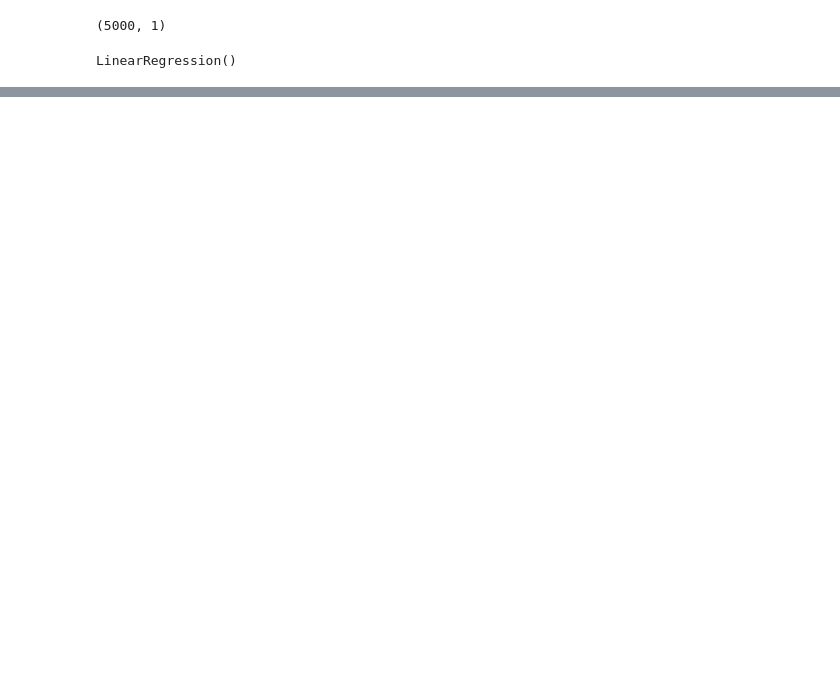
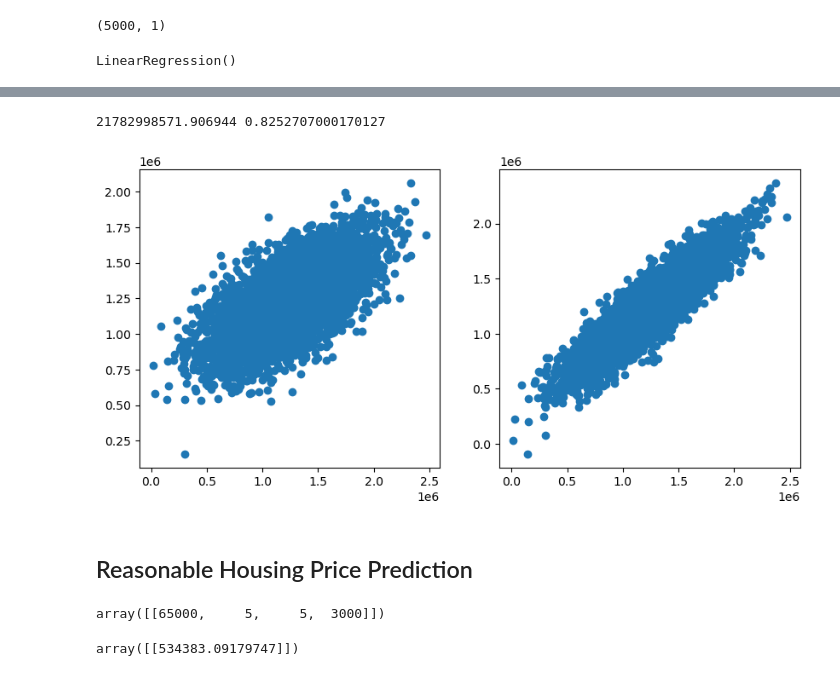
Before and after one commit to steve-yuan-8276/machine_learning, a Jupyter notebook: usa_housing_price/us_housing_price_prediction.ipynb, the cells around one changed output, grey strips where cells are left out. Saved outputs shown, nothing was run; the diff lists cells and outputs as text; code cells hidden in the pictures; blank space fills up the shorter version.

```diff
--- a/usa_housing_price/us_housing_price_prediction.ipynb
+++ b/usa_housing_price/us_housing_price_prediction.ipynb
@@ -186,0 +150,4 @@ plt.show()
+# %%
+# Define x_multi
+x_multi = df.drop(columns=['Price', 'Avg. Area Number of Rooms', 'Address'])
+x_multi
@@ -186,0 +168,6 @@ plt.show()
+# %%
+# Set up 2nd Linear_model
+lr_multi = LinearRegression()
+
+#train the model
+lr_multi.fit(x_multi, y)
@@ -186,0 +176,4 @@ plt.show()
+# %%
+# Make prediction
+y_predict_multi = lr_multi.predict(x_multi)
+print(y_predict_multi)
@@ -186,0 +188,41 @@ plt.show()
+# %%
+# Evaluate the prediction
+mse_1 = mean_squared_error(y, y_predict_multi)
+# R2 Score 越接近1越好
+r2_1 = r2_score(y, y_predict_multi)
+print(mse_1, r2_1)
+# %% [output]
+21782998571.906944 0.8252707000170127
+# %%
+# Visualize the prediction results
+
+fig6 = plt.figure(figsize=(10, 10))
+
+# Compare the results of the single-factor model and the multi-factor model.
+fig7 = plt.subplot(221)
+plt.scatter(y, y_predict_1)
+# plt.title("Single-factor Model")
+
+fig8 = plt.subplot(222)
+plt.scatter(y, y_predict_multi)
+# plt.title("Multi-factor Model")
+
+plt.show()
+# %% [output]
+[figure, added]
+# %% [markdown]
+## Reasonable Housing Price Prediction
+# %%
+# Prepare the test data
+x_test = [65000, 5, 5, 3000]
+x_test = np.array(x_test).reshape(1, -1)
+
+x_test
+# %% [output]
+array([[65000,     5,     5,  3000]])
+# %%
+# Predict the price
+y_predict_test = lr_multi.predict(x_test)
+y_predict_test
+# %% [output]
+array([[534383.09179747]])
```
Also changed, not shown: parts of 14 cells of this notebook.
